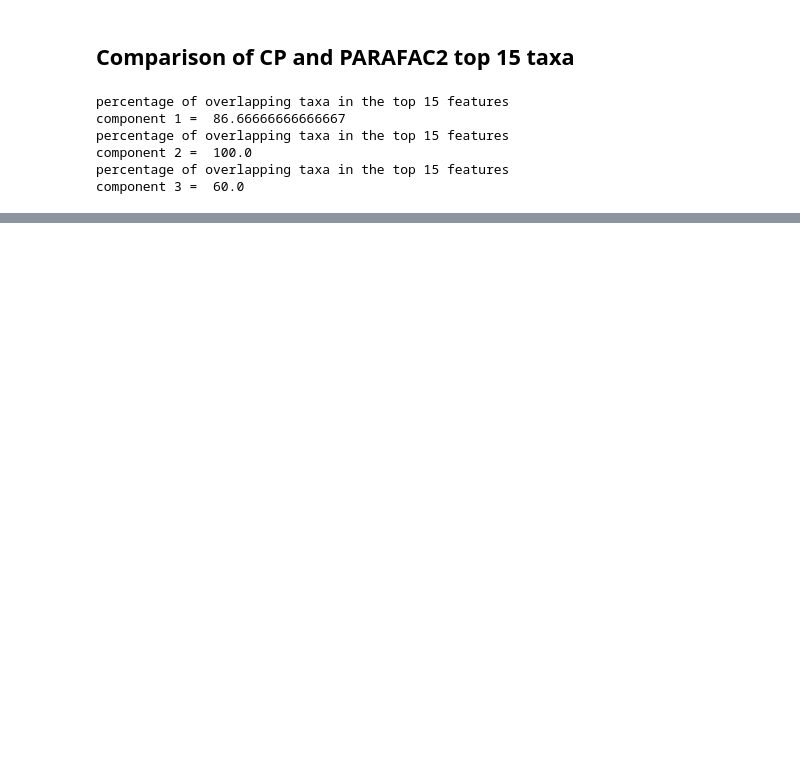
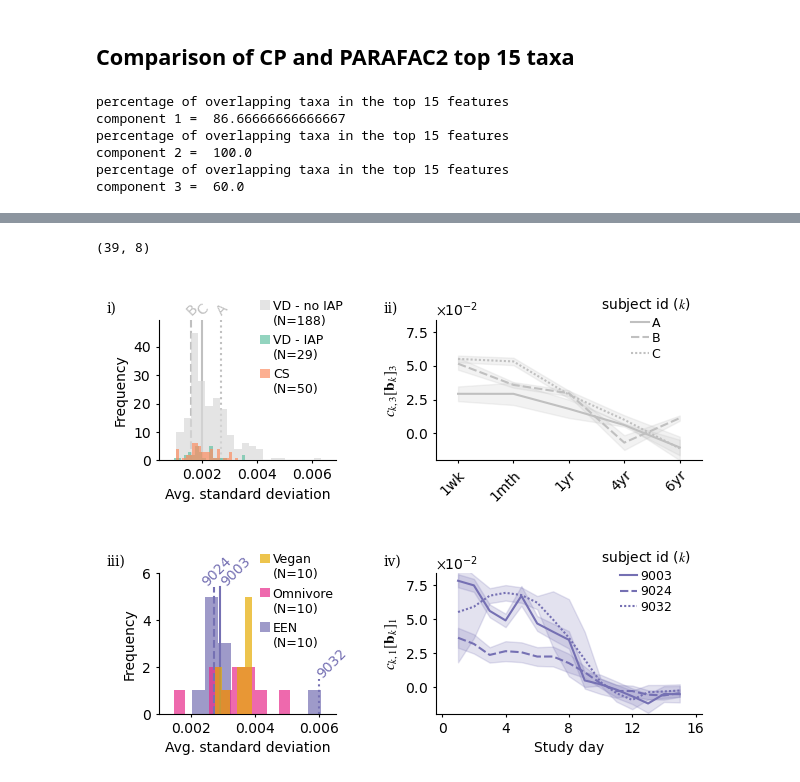
Before and after one commit to blzserdos/parafac2_microbiome, a Jupyter notebook: 2_reproduce_results.ipynb, the cells around one changed output, grey strips where cells are left out. Cells and saved outputs as stored; diff of their text form; code cells hidden in the pictures; blank space fills up the shorter version.

Commit message:
addedd updated replicability Fig5 FigS11 FigS12

```diff
--- a/2_reproduce_results.ipynb
+++ b/2_reproduce_results.ipynb
@@ -400,7 +401,8 @@ C_par2 = C_par2[:,p]
 C_par2 = C_par2 / la.norm(C_par2, axis=0)  # normalize C_par2
 B_par2 = np.asarray(B_par2)[:,:,p]
 A_par2 = A_par2[:,p]
-# print("Fit = ", get_model_fit(model_par2.loc['factors'], tensor, mask))
+copsac_A = A_par2 # save for later use in Fig 5.
+print("Fit = ", get_model_fit(model_par2.loc['factors'], tensor, mask))
 # %% [output]
 Fit =  50.036017257786746
 # %% [markdown]
@@ -733,7 +735,6 @@ model_ = pd.read_pickle(fp+'/analysis_results/models/FARMM/parafac2/R3/best_run.
 
 # component weights
 print(la.norm(C_par2, axis=0))
-# print(la.norm(C_par2, axis=0))
 # permute to decreasing order of component weights
 p = np.argsort(-la.norm(C_par2, axis=0))
 
@@ -741,6 +742,7 @@ C_par2 = C_par2[:,p]
 C_par2 = C_par2 / la.norm(C_par2, axis=0)  # normalize C_par2
 B_par2 = np.asarray(B_par2)[:,:,p]
 A_par2 = A_par2[:,p]
+farmm_A = A_par2 # save for later use in Fig 5.
 print("Fit = ", get_model_fit(model_.loc['factors'], tensor, mask))
 # %% [output]
 [0.37869791 0.55925015 0.40300818]
@@ -975,0 +996,24 @@ component 3 =  60.0
+# %%
+DFall_farmm, rr_farmm = collect_fmscb_models(fp, "FARMM", "parafac2", "R3")
+Metadata_farmm = pd.read_csv(fp+'/data/FARMM_metadata.csv', index_col=[0])
+Metadata_farmm.rename(columns={"study_group": "Study group"}, inplace=True)
+Metadata_farmm = Metadata_farmm.groupby('SubjectID').agg({
+    'study_day': 'first',
+    'Study group': 'first'
+})
+Metadata_farmm["Study group"] = pd.Categorical(Metadata_farmm['Study group'], ordered=True, categories=["Vegan", "Omnivore", "EEN"])
+allIDs_farmm = Metadata_farmm.index.to_list()
+
+selected_ids_farmm = [9003, 9024, 9032]
+rgb_values_farmm = ['#e6ab02', '#e7298a', '#7570b3']
+
+DF_farmm = create_selected_repli_df(DFall_farmm, allIDs_farmm, Metadata_farmm, farmm_A, ref_ix=0)
+DF_farmm['component'] = DF_farmm['component'].astype(CategoricalDtype(categories=[0,1,2], ordered=True))
+
+df_farmm = DF_farmm[DF_farmm['factor_type'] == 'CB (Time)']
+SD_farmm = df_farmm.groupby(['selected_subject','Time','component'],observed=True)['value'].std().reset_index()
+SD_farmm = SD_farmm.groupby(['component','selected_subject'],observed=True)['value'].agg(['mean']).reset_index()
+SD_farmm.loc[SD_farmm['selected_subject'].isin(Metadata_farmm[Metadata_farmm["Study group"]=="Vegan"].index.to_list()),"Study group"] = "Vegan"
+SD_farmm.loc[SD_farmm['selected_subject'].isin(Metadata_farmm[Metadata_farmm["Study group"]=="Omnivore"].index.to_list()),"Study group"] = "Omnivore"
+SD_farmm.loc[SD_farmm['selected_subject'].isin(Metadata_farmm[Metadata_farmm["Study group"]=="EEN"].index.to_list()),"Study group"] = "EEN"
+SD_farmm[SD_farmm['selected_subject'].isin(selected_ids_farmm)]
@@ -975,0 +1031,10 @@ component 3 =  60.0
+# %%
+df_farmm[(df_farmm["component"]==0)&(df_farmm["selected_subject"]==9032)&(df_farmm["Time"]==1.0)].shape
+# %% [output]
+(39, 8)
+# %%
+df_copsac = DF_copsac[(DF_copsac['component']==2) & DF_copsac['selected_subject'].isin(selected_ids_copsac)]
+df_farmm = DF_farmm[(DF_farmm['component']==0) & DF_farmm['selected_subject'].isin(selected_ids_farmm)]
+get_fig5(SD_copsac, SD_farmm, df_copsac, df_farmm, selected_ids_copsac, selected_ids_farmm, rgb_values_copsac, rgb_values_farmm)
+# %% [output]
+[figure, added]
```
Also changed, not shown: parts of 22 cells of this notebook, 25 other files.
